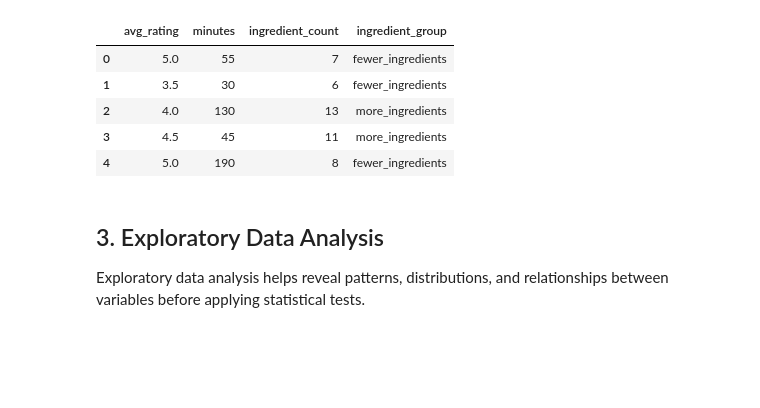
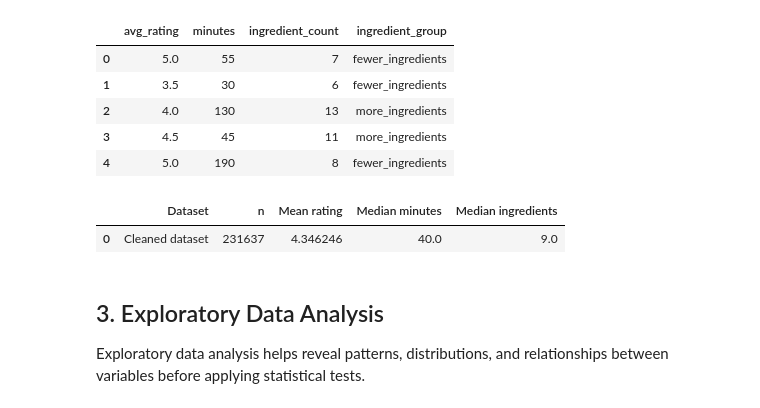
Before and after one commit to ecehankalkan/dsa210-project-ecehankalkan, a Jupyter notebook: recipe_ratings_analysis.ipynb, the cells around one changed output. Cells and saved outputs as stored; diff of their text form; code cells hidden in the pictures; blank space fills up the shorter version.

```diff
--- a/recipe_ratings_analysis.ipynb
+++ b/recipe_ratings_analysis.ipynb
@@ -263,6 +272,19 @@ Cleaned dataset shape: (231637, 16)
 | 2 | 4.0 | 130 | 13 | more_ingredients |
 | 3 | 4.5 | 45 | 11 | more_ingredients |
 | 4 | 5.0 | 190 | 8 | fewer_ingredients |
+# %%
+summary_table = pd.DataFrame({
+    "Dataset": ["Cleaned dataset"],
+    "n": [len(df_clean)],
+    "Mean rating": [df_clean["avg_rating"].mean()],
+    "Median minutes": [df_clean["minutes"].median()],
+    "Median ingredients": [df_clean["ingredient_count"].median()],
+})
+
+summary_table
+# %% [output]
+|  | Dataset | n | Mean rating | Median minutes | Median ingredients |
+| 0 | Cleaned dataset | 231637 | 4.346246 | 40.0 | 9.0 |
 # %% [markdown]
 ## 3. Exploratory Data Analysis
 
```
Also changed, not shown: parts of 17 cells of this notebook, 5 other files.
